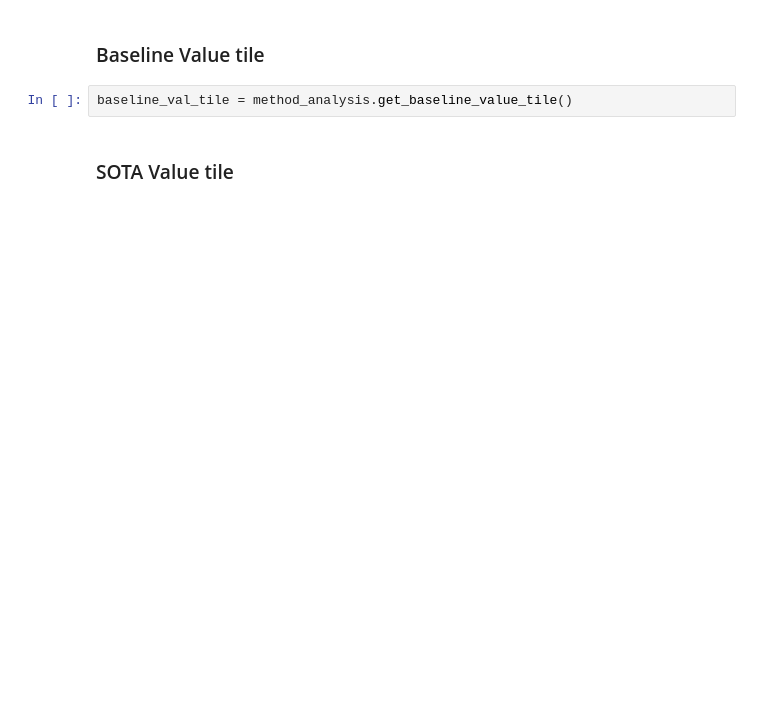
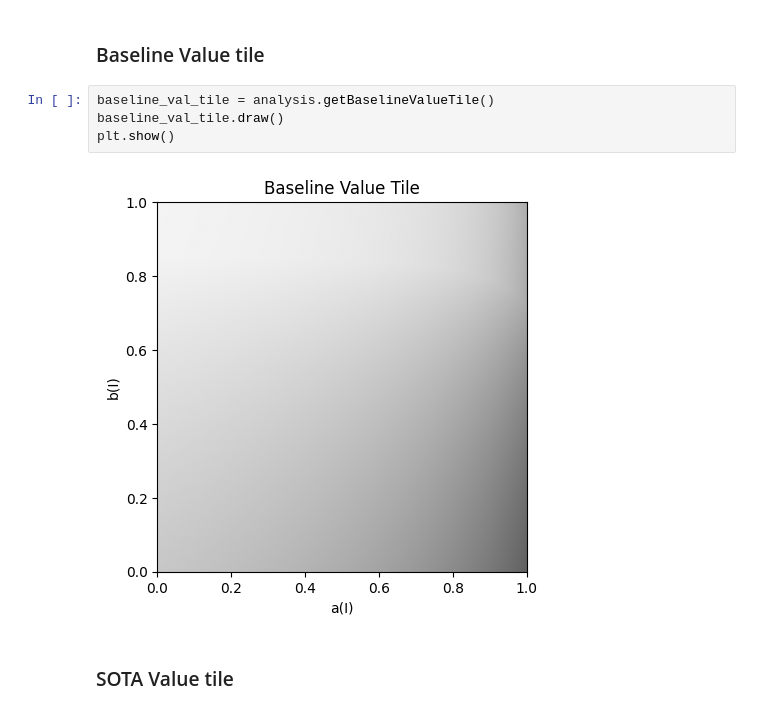
Before and after one commit to uliege-performance/sorbetto, a Jupyter notebook: examples/method_designer.ipynb, the cells around one changed output. Cells and saved outputs as stored; diff of their text form; blank space fills up the shorter version.

```diff
--- a/examples/method_designer.ipynb
+++ b/examples/method_designer.ipynb
@@ -105,7 +111,11 @@ method_analysis = AnalysisForMethodDesigner(
 # %% [markdown]
 ### Baseline Value tile
 # %%
-baseline_val_tile = method_analysis.get_baseline_value_tile()
+baseline_val_tile = analysis.getBaselineValueTile()
+baseline_val_tile.draw()
+plt.show()
+# %% [output]
+[figure, added]
 # %% [markdown]
 ### SOTA Value tile
 # %%
```
Also changed, not shown: parts of 19 cells of this notebook.
